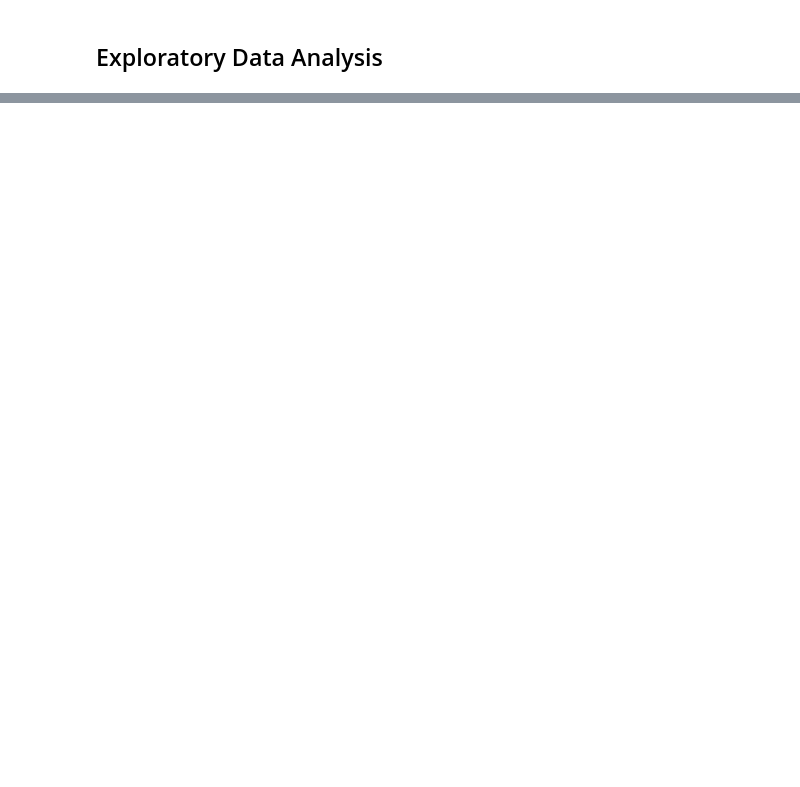
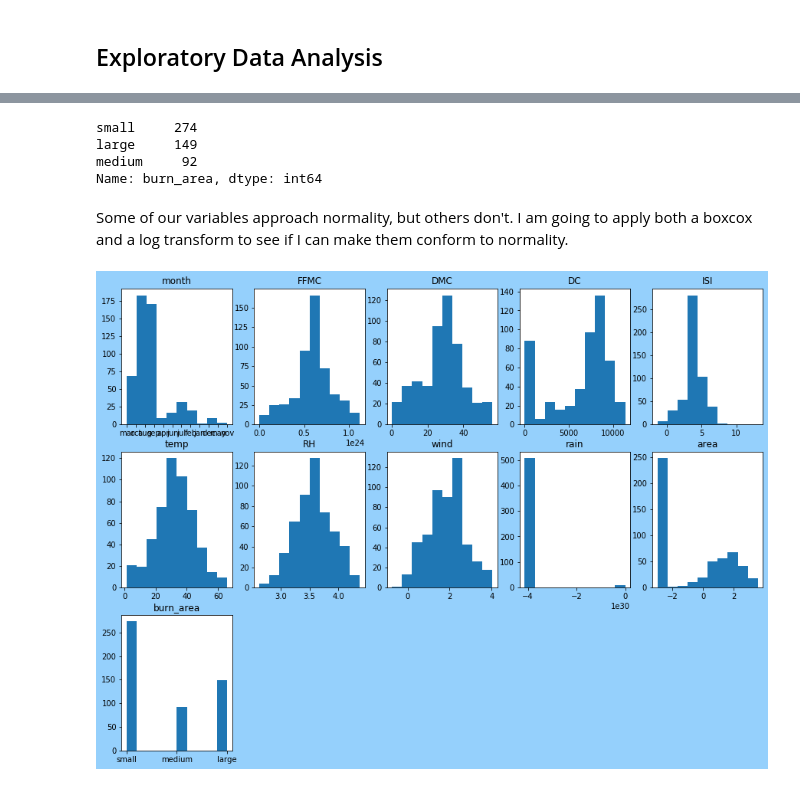
Before and after one commit to mas1/forest-fire-modeling, a Jupyter notebook: forest_fire_modeling.ipynb, the cells around one changed output, grey strips where cells are left out. Drawn from its saved outputs; the diff is of its cells as text; code cells hidden in the pictures; blank space fills up the shorter version.

```diff
--- a/forest_fire_modeling.ipynb
+++ b/forest_fire_modeling.ipynb
@@ -28,0 +88,12 @@ FileNotFoundError: ignored
+# %%
+fires_df2 = fires_df2[fires_df2['area'] < 300]
+# %%
+def classifier(row):
+  if row['area'] < 1:
+    return 'small'
+  elif row['area'] >= 1 and row['area'] < 5:
+    return 'medium'
+  else:
+    return 'large'
+# %%
+fires_df2['burn_area'] = fires_df2.apply(classifier, axis=1)
@@ -28,0 +105,34 @@ FileNotFoundError: ignored
+# %%
+fires_df2['burn_area'].value_counts()
+# %% [output]
+small     274
+large     149
+medium     92
+Name: burn_area, dtype: int64
+# %% [markdown]
+Some of our variables approach normality, but others don't. I am going to apply both a boxcox and a log transform to see if I can make them conform to normality.
+# %%
+num_cols = fires_df2.drop(columns=['month', 'burn_area']).columns
+# %%
+i = 1
+fig = plt.figure(figsize=(15,15))
+fig.patch.set_facecolor('xkcd:light blue')
+
+fires_boxcox = fires_df2.copy()
+
+# replace 0s so boxcox transform works
+for col in num_cols:
+  fires_boxcox[col] = fires_boxcox[col].astype('float')
+  fires_boxcox[col] = fires_boxcox[col].replace(0, 0.1)
+  fires_boxcox[col],_ = boxcox(fires_boxcox[col])
+
+# plot boxcox transform
+for col in fires_df2.columns:
+  plt.subplot(4, 5, i)
+  i += 1
+  plt.hist(fires_boxcox[col])
+  plt.title(col)
+
+plt.show()
+# %% [output]
+[figure, added]
```
Also changed, not shown: parts of 43 cells of this notebook, 1 other file.
